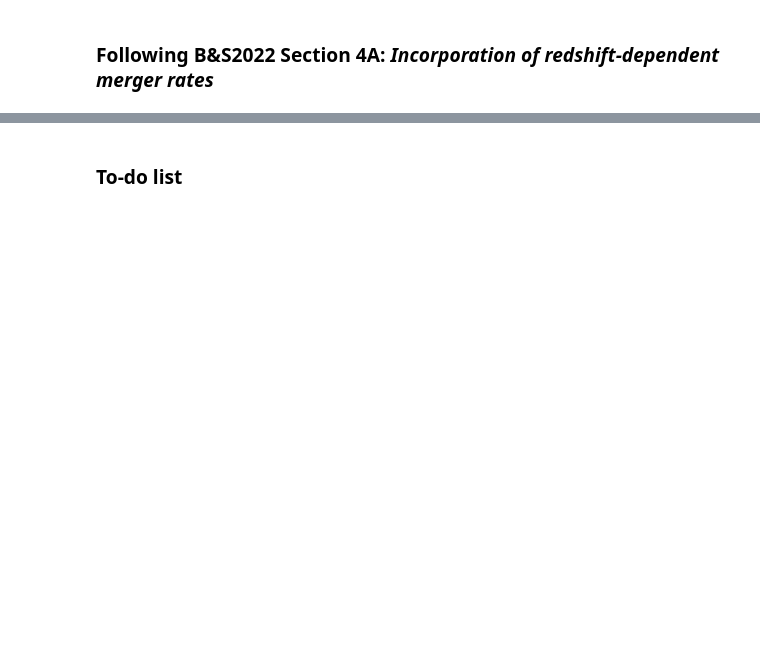
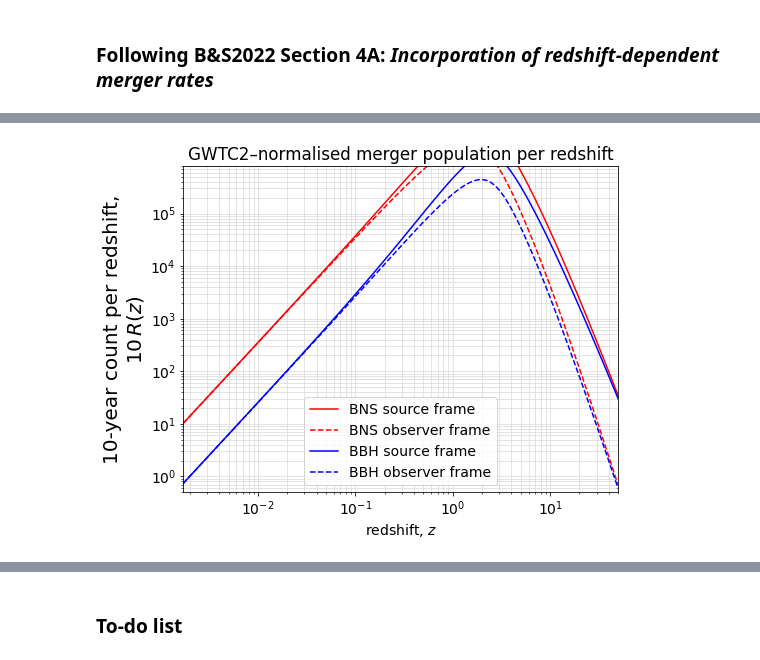
Before and after one commit to daccordeon/CEonly, a Jupyter notebook: source/analysis_of_cosmic_explorer_alone.ipynb, the cells around one changed output, grey strips where cells are left out. Saved outputs shown, nothing was run; the diff lists cells and outputs as text; code cells hidden in the pictures; blank space fills up the shorter version.

Commit message:
merger rate weighted by bin width

```diff
--- a/source/analysis_of_cosmic_explorer_alone.ipynb
+++ b/source/analysis_of_cosmic_explorer_alone.ipynb
@@ -195,3 +197,20 @@ force_log_grid(axs[1])
 plt.show()
 # %% [markdown]
 ### Following B&S2022 Section 4A: *Incorporation of redshift-dependent merger rates*
+# %%
+norm_tag = 'GWTC2'
+
+if norm_tag == 'GWTC3':
+    normalisations = (GWTC3_MERGER_RATE_BNS, GWTC3_MERGER_RATE_BBH)
+elif norm_tag == 'GWTC2':
+    normalisations = (GWTC2_MERGER_RATE_BNS, GWTC2_MERGER_RATE_BBH)
+
+# first, check that can recover a 10-year observation merger population (see From_Ssohrab_BNS_population_vs_redshift.png)
+xlim, ylim = (1.7e-3, 5e1), (5e-1, 8e5)
+z_arr = np.geomspace(*xlim, 100)
+bns_rate_arr = np.array(parallel_map(lambda z : merger_rate_bns(z, normalisation=normalisations[0]), z_arr, parallel=True))
+bbh_rate_arr = np.array(parallel_map(lambda z : merger_rate_bbh(z, normalisation=normalisations[1]), z_arr, parallel=True))
+bns_obs_rate_arr = np.array(parallel_map(lambda z : merger_rate_in_obs_frame(merger_rate_bns, z, normalisation=normalisations[0]), z_arr, parallel=True))
+bbh_obs_rate_arr = np.array(parallel_map(lambda z : merger_rate_in_obs_frame(merger_rate_bbh, z, normalisation=normalisations[1]), z_arr, parallel=True))
+# merger rate R(z) in (count)/yr, multiply by number of years to get (count)
+observation_time_in_years = 10
@@ -198,24 +253,18 @@ plt.show()
 # %%
-# first, check that can recover a 10-year observation merger population (see From_Ssohrab_BNS_population_vs_redshift.png)
-xlim, ylim = (1.7e-3, 5e1), (5e-1, 8e5)
-z_arr = np.geomspace(*xlim, 100)
-bns_rate_arr = np.array(parallel_map(merger_rate_bns, z_arr, parallel=True))
-bbh_rate_arr = np.array(parallel_map(merger_rate_bbh, z_arr, parallel=True))
-bns_obs_rate_arr = np.array(parallel_map(lambda z : merger_rate_in_obs_frame(merger_rate_bns, z), z_arr, parallel=True))
-bbh_obs_rate_arr = np.array(parallel_map(lambda z : merger_rate_in_obs_frame(merger_rate_bbh, z), z_arr, parallel=True))
-# merger rate R(z) in (count)/yr, multiply by number of years to get (count)
-observation_time_in_years = 10
 colour1, colour2 = 'r', 'b'
 
 plt.rcParams.update({'font.size': 14})
 fig, ax = plt.subplots(figsize=(7.8, 6))
 ax.loglog(z_arr, observation_time_in_years*bns_rate_arr, color=colour1, label='BNS source frame')
 ax.loglog(z_arr, observation_time_in_years*bns_obs_rate_arr, linestyle='--', color=colour1, label='BNS observer frame')
 ax.loglog(z_arr, observation_time_in_years*bbh_rate_arr, color=colour2, label='BBH source frame')
 ax.loglog(z_arr, observation_time_in_years*bbh_obs_rate_arr, linestyle='--', color=colour2, label='BBH observer frame')
-ax.set(xlabel='redshift, $z$', ylabel='10-year count', xlim=(1.7e-3, xlim[1]), ylim=ylim)
+ax.set(xlabel='redshift, $z$', ylabel=r'10-year count per redshift, $10\, R(z)$', xlim=(1.7e-3, xlim[1]), ylim=ylim)
+ax.set_ylabel('10-year count per redshift,\n'+r'$10\, R(z)$', fontsize=20)
 ax.legend()
 force_log_grid(ax)
-ax.set_title('merger population')
-fig.savefig('plots/ten-year_population.pdf', bbox_inches='tight')
+ax.set_title(f'{norm_tag}–normalised merger population per redshift')
+fig.savefig(f'plots/ten-year_population_merger_rate_per_redshift_{norm_tag}.pdf', bbox_inches='tight')
 plt.show()
+# %% [output]
+[figure, added]
```
Also changed, not shown: parts of 9 cells of this notebook, 3 other files.
